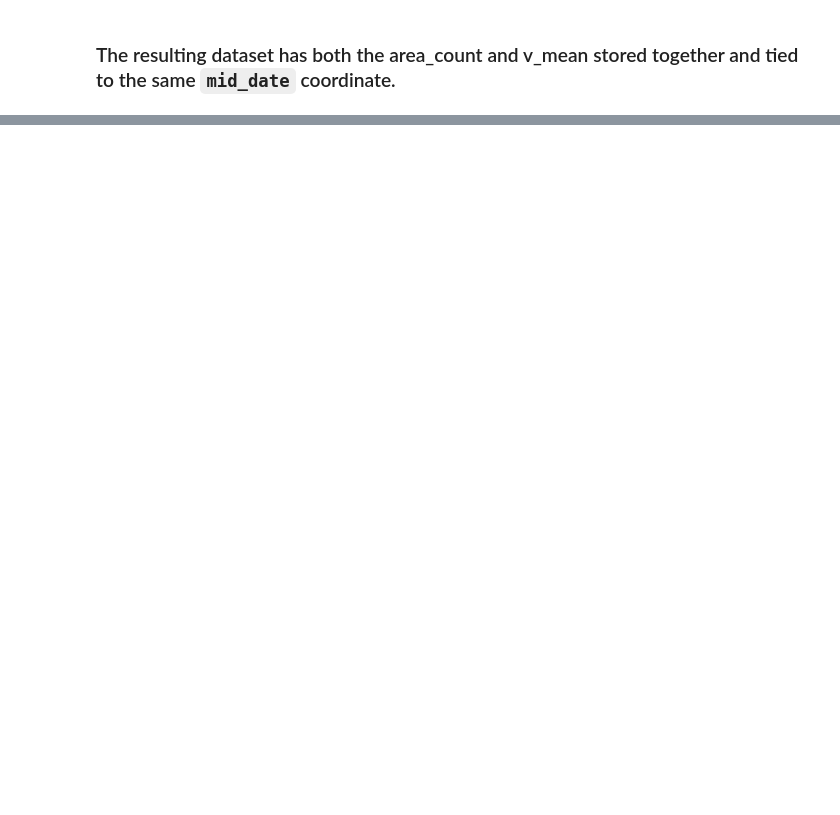
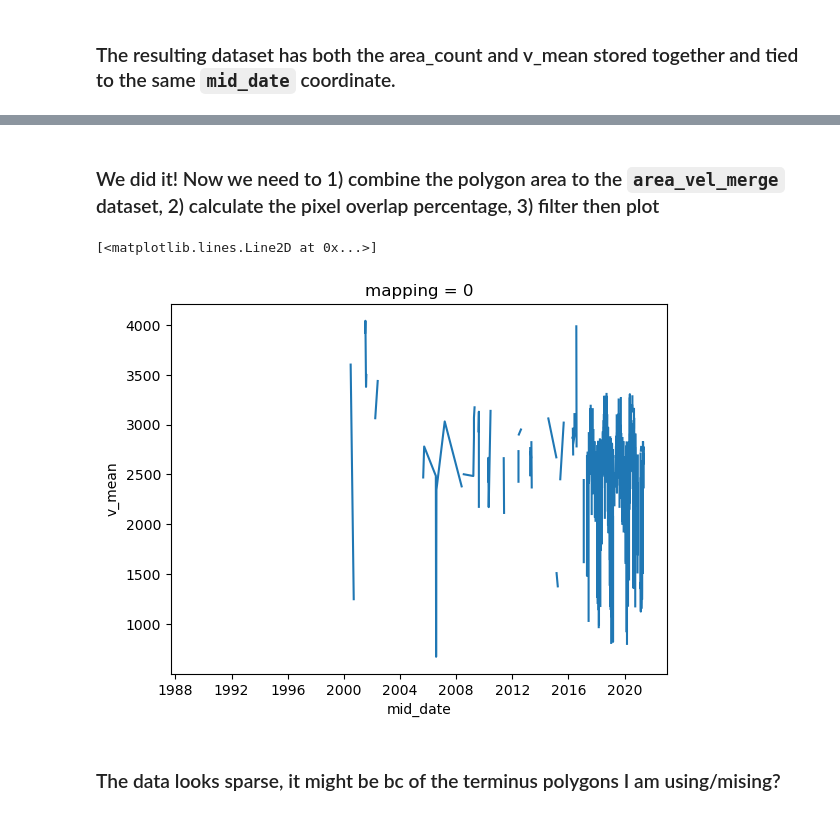
Before and after one commit to shahinmg/its_live_tutorial, a Jupyter notebook: lagrangian_poly_sample.ipynb, the cells around one changed output, grey strips where cells are left out. Drawn from its saved outputs; the diff is of its cells as text; code cells hidden in the pictures; blank space fills up the shorter version.

```diff
--- a/lagrangian_poly_sample.ipynb
+++ b/lagrangian_poly_sample.ipynb
@@ -187,0 +232,3 @@ Data variables:
+# %%
+term_polys['area'] = term_polys.area
+term_polys
@@ -187,0 +251,4 @@ Data variables:
+# %%
+mid_date_arr = area_vel_merge.mid_date.dt.date.data
+term_poly_dates = term_polys.date.dt.date
+# c = np.where(np.isin(term_poly_dates,mid_date_arr))[0]
@@ -187,0 +257,7 @@ Data variables:
+# %%
+term_poly_area = term_polys[['date','area']]
+term_poly_area.set_index(['date'],inplace=True)
+term_poly_area = term_poly_area.loc[mid_date_arr]
+term_poly_area['mid_date'] = area_vel_merge.mid_date.data
+term_poly_area.set_index(['mid_date'],inplace=True)
+term_poly_area
@@ -187,0 +279,14 @@ Data variables:
+# %% [markdown]
+### We did it! Now we need to 1) combine the polygon area to the `area_vel_merge` dataset, 2) calculate the pixel overlap percentage, 3) filter then plot
+# %%
+term_poly_area_xr_dataset = term_poly_area.to_xarray()
+pixel_size = kuj_vels.rio.transform()[0]
+area_vel_merge['poly_area'] = term_poly_area_xr_dataset.area
+area_vel_merge['pixel_area'] = area_vel_merge.area_count * (pixel_size **2)
+area_vel_merge['pixel_overlap'] = area_vel_merge.pixel_area/area_vel_merge.poly_area
+area_vel_merge.where(area_vel_merge.pixel_overlap >0.05).v_mean.plot()
+# %% [output]
+[<matplotlib.lines.Line2D at 0x...>]
+[figure, added]
+# %% [markdown]
+### The data looks sparse, it might be bc of the terminus polygons I am using/mising?
```
Also changed, not shown: parts of 19 cells of this notebook.
